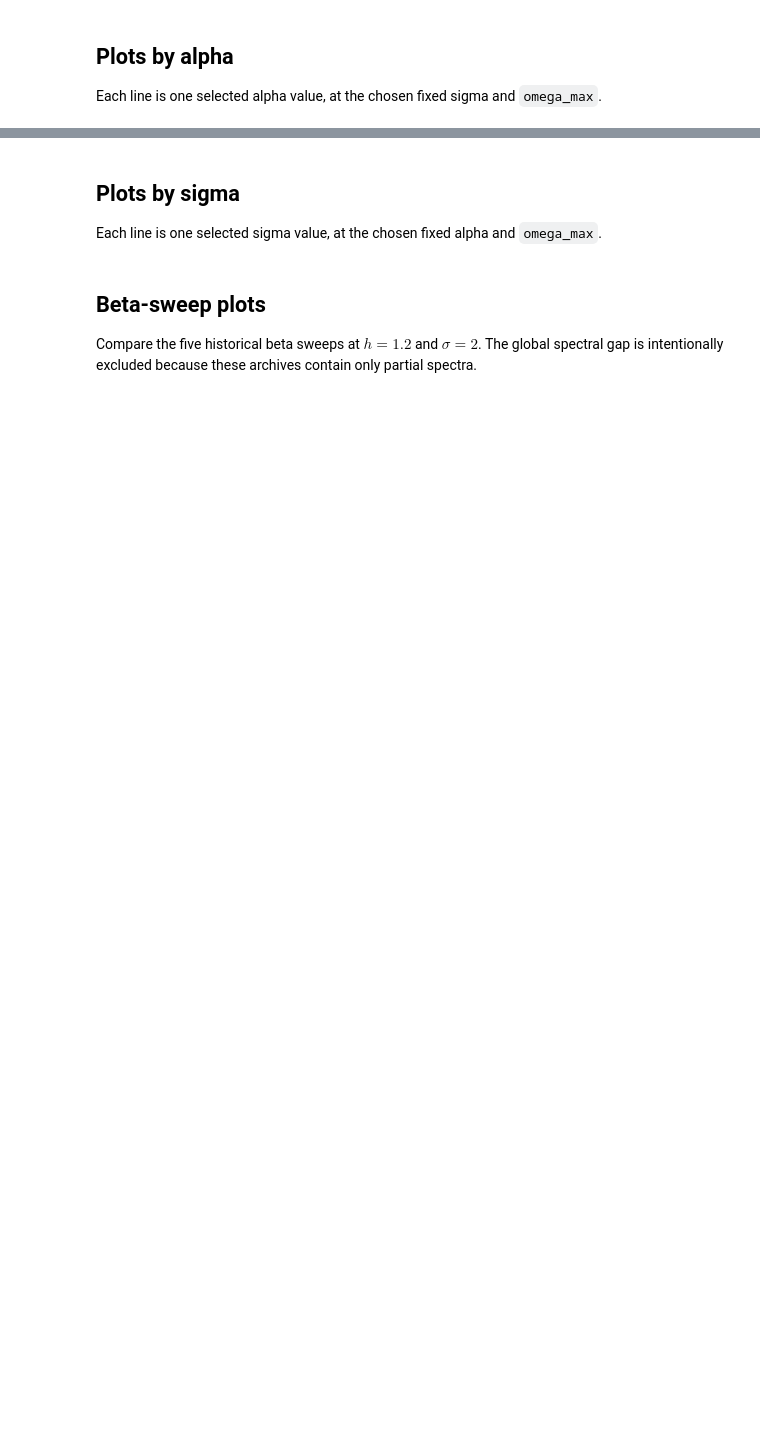
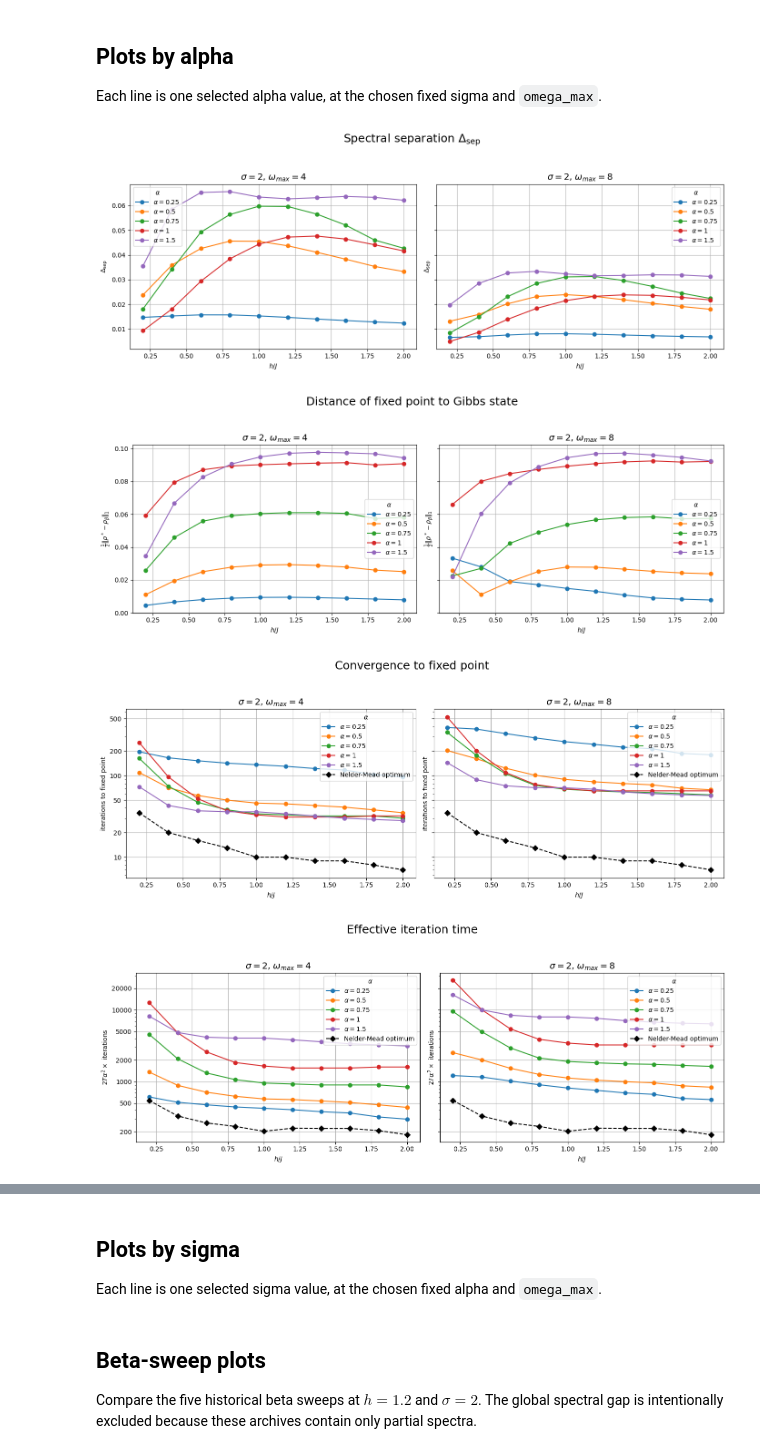
Before and after one commit to gabrielmaresch/groundstate_prep, a Jupyter notebook: grid_analysis.ipynb, the cells around one changed output, grey strips where cells are left out. Cells and saved outputs as stored; diff of their text form; code cells hidden in the pictures; blank space fills up the shorter version.

```diff
--- a/grid_analysis.ipynb
+++ b/grid_analysis.ipynb
@@ -21,10 +21,21 @@ Set the grid-file number here.
 # npz-number
 nbr = 1
 path = Path(f"data/grid/superoperator_N4_grid_{nbr}.npz")
+
+# Optional Nelder-Mead h/J sweep archive. Both direct sweep archives and
+# older converted grid-analysis archives are supported.
+# nm_path = None
+# nm_path = Path('data/nelder_mead/nelder_mead_N4_h_sweep_2.npz')
+nm_path = Path('data/nelder_mead/nelder_mead_N4_h_sweep_2_runs/nelder_mead_N4_h_sweep_2_grid_analysis.npz')
+
 data = np.load(path)
+nm_data = np.load(nm_path) if nm_path is not None else None
 
 print(f"Loaded: {path}")
 print(f"Grid points: {len(data['h'])}")
+if nm_data is not None:
+    print(f"Loaded optimized values: {nm_path}")
+    print(f"Optimized points: {len(nm_data['h_over_J'])}")
 # %% [output]
 Loaded: data/grid/superoperator_N4_grid_1.npz
 Grid points: 600
@@ -37,7 +50,7 @@ The cell prints every alpha value in the file. Edit `alphas_to_plot` to choose t
 alpha_values = np.unique(data['alpha'])
 print('Available alpha values:', alpha_values.tolist())
 
-alphas_to_plot = [0.25, 0.5, 0.75, 1.0]  # set to None to include all alpha values
+alphas_to_plot = [0.25, 0.5, 0.75, 1.0, 1.5]  # set to None to include all alpha values
 selected_alphas = alpha_values if alphas_to_plot is None else np.asarray(alphas_to_plot)
 missing_alphas = np.setdiff1d(selected_alphas, alpha_values)
 if len(missing_alphas):
@@ -101,52 +143,88 @@ missing_omegas = np.setdiff1d(omega_values_to_plot, alpha_plot_data['omega_max']
 if alpha_plot_data.empty or len(missing_omegas):
     raise ValueError(f'No data for alpha plot omega_max values: {missing_omegas.tolist()}')
 
+# Nelder-Mead optimized data is only comparable for iteration count and
+# effective time. It is plotted at each optimized point's own h/J coordinate.
+alpha_limit_data = alpha_plot_data
+if nm_grid_data is not None:
+    alpha_limit_data = pd.concat([
+        alpha_limit_data,
+        nm_grid_data[['h_over_J', 'num_iterations', 'effective_iteration_time']],
+    ], ignore_index=True)
+
 # Use raw strings (r'...') for titles containing LaTex, e.g. r'Spectral separation $\Delta_{\mathrm{sep}}$'.
 alpha_plot_titles = {
     'Delta_sep': r'Spectral separation $\Delta_{\mathrm{sep}}$',
     'trace_distance': r'Distance of fixed point to Gibbs state',
     'num_iterations': r'Convergence to fixed point',
+    'effective_iteration_time': r'Effective iteration time',
 }
 
-iteration_values = alpha_plot_data['num_iterations'].to_numpy()
+iteration_values = alpha_limit_data['num_iterations'].to_numpy()
 positive_iterations = iteration_values[np.isfinite(iteration_values) & (iteration_values > 0)]
 if len(positive_iterations) == 0:
     raise ValueError('No positive finite iteration counts are available for plotting.')
 log_lower = np.log10(positive_iterations.min()) - 0.1
 log_upper = np.log10(positive_iterations.max()) + 0.1
 iteration_ylim = (10**log_lower, 10**log_upper)
 iteration_ticks = [
     mantissa * 10**exponent
     for exponent in range(int(np.floor(log_lower)) - 1, int(np.ceil(log_upper)) + 2)
     for mantissa in (1, 2, 5)
     if iteration_ylim[0] <= mantissa * 10**exponent <= iteration_ylim[1]
 ]
 
+effective_values = alpha_limit_data['effective_iteration_time'].to_numpy()
+positive_effective = effective_values[np.isfinite(effective_values) & (effective_values > 0)]
+effective_log_lower = np.log10(positive_effective.min()) - 0.1
+effective_log_upper = np.log10(positive_effective.max()) + 0.1
+effective_ylim = (10**effective_log_lower, 10**effective_log_upper)
+effective_ticks = [
+    mantissa * 10**exponent
+    for exponent in range(int(np.floor(effective_log_lower)) - 1, int(np.ceil(effective_log_upper)) + 2)
+    for mantissa in (1, 2, 5)
+    if effective_ylim[0] <= mantissa * 10**exponent <= effective_ylim[1]
+]
+
 for column, ylabel in zip(
-    ['Delta_sep', 'trace_distance', 'num_iterations'],
-    [r'$\Delta_{\mathrm{sep}}$', r'$\frac{1}{2}\|\rho^* - \rho_\beta\|_1$', 'iterations to fixed point'],
+    ['Delta_sep', 'trace_distance', 'num_iterations', 'effective_iteration_time'],
+    [r'$\Delta_{\mathrm{sep}}$', r'$\frac{1}{2}\|\rho^* - \rho_\beta\|_1$', 'iterations to fixed point', r'$2 T \alpha^2 \times$ iterations'],
 ):
-    fig, axes = plt.subplots(1, 2, figsize=(14, 4.5), sharey=True)
+    fig, axes = plt.subplots(1, 2, figsize=(14, 5.5), sharey=True)
     fig.suptitle(alpha_plot_titles[column], fontsize=18)
     for ax, omega_max in zip(axes, omega_values_to_plot):
         plot_slice = alpha_plot_data[np.isclose(alpha_plot_data['omega_max'], omega_max)]
         for alpha in selected_alphas:
-            line_data = plot_slice[np.isclose(plot_slice['alpha'], alpha)].sort_values('h')
-            ax.plot(line_data['h'], line_data[column], marker='o', label=rf'$\alpha = {alpha:g}$')
+            line_data = plot_slice[np.isclose(plot_slice['alpha'], alpha)].sort_values('h_over_J')
+            ax.plot(line_data['h_over_J'], line_data[column], marker='o', label=rf'$\alpha = {alpha:g}$')
+        if nm_grid_data is not None and column in ('num_iterations', 'effective_iteration_time'):
+            line_data = nm_grid_data.sort_values('h_over_J')
+            ax.plot(line_data['h_over_J'], line_data[column], 'k--D', label='Nelder-Mead optimum')
         ax.set_xlabel(r'$h/J$')
         ax.set_ylabel(ylabel)
         if column == 'num_iterations':
             ax.set_yscale('log')
             ax.set_ylim(*iteration_ylim)
             ax.set_yticks(iteration_ticks)
             ax.set_yticklabels([f'{tick:g}' for tick in iteration_ticks])
             ax.yaxis.set_minor_formatter(NullFormatter())
+        elif column == 'effective_iteration_time':
+            ax.set_yscale('log')
+            ax.set_ylim(*effective_ylim)
+            ax.set_yticks(effective_ticks)
+            ax.set_yticklabels([f'{tick:g}' for tick in effective_ticks])
+            ax.yaxis.set_minor_formatter(NullFormatter())
         ax.set_title(rf'$\sigma = {sigma_for_alpha_plot:g}$, $\omega_{{max}} = {omega_max:g}$', fontsize=14)
         ax.legend(title=r'$\alpha$')
         ax.grid(True)
     fig.tight_layout(rect=[0, 0, 1, 0.93])
     fig.savefig(PLOT_DIR / f'grid_alpha_{column}.png', dpi=300, bbox_inches='tight')
     plt.show()
+# %% [output]
+[figure, added]
+[figure, added]
+[figure, added]
+[figure, added]
 # %%
 # Log-linear fits in two h/J ranges: log(iterations) = slope * h + intercept
 r2_rows = []
```
Also changed, not shown: parts of 5 cells of this notebook, 48 other files.
